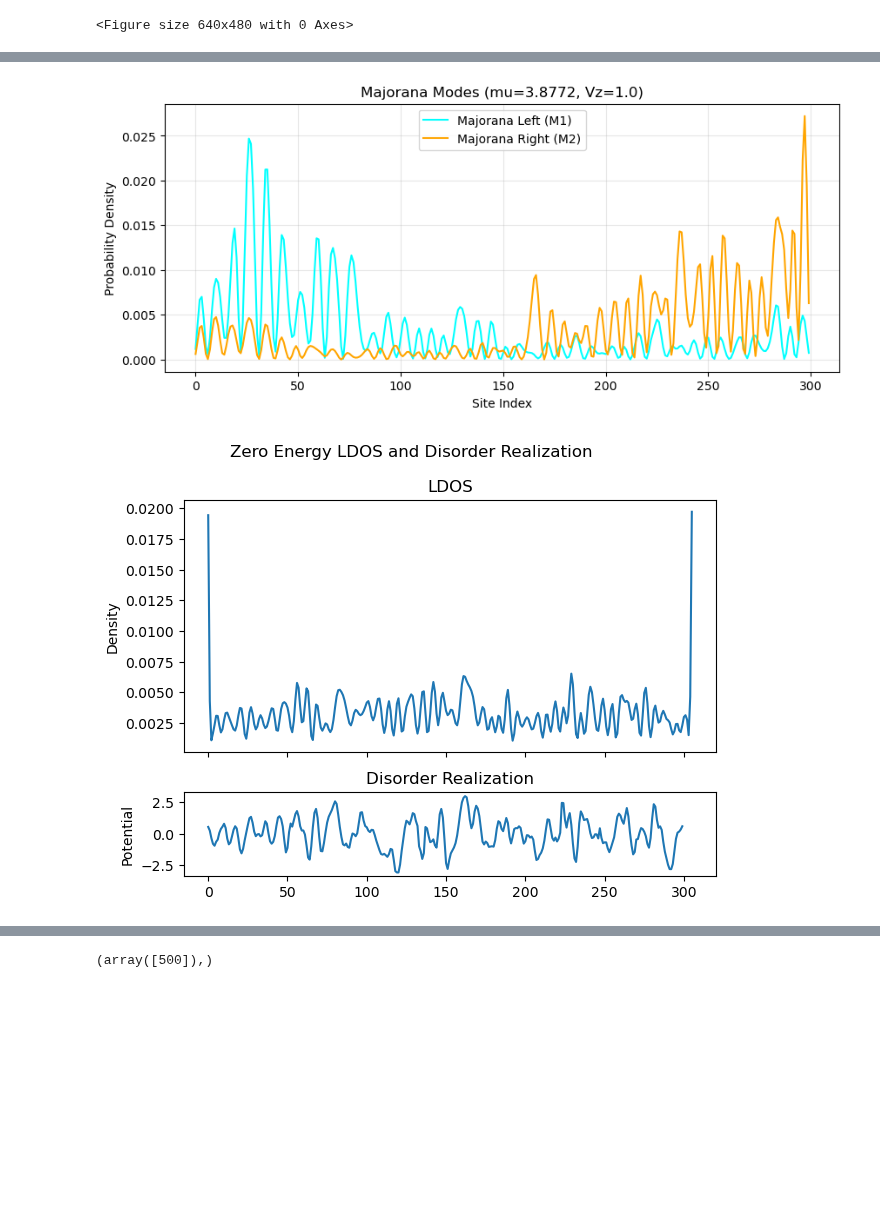
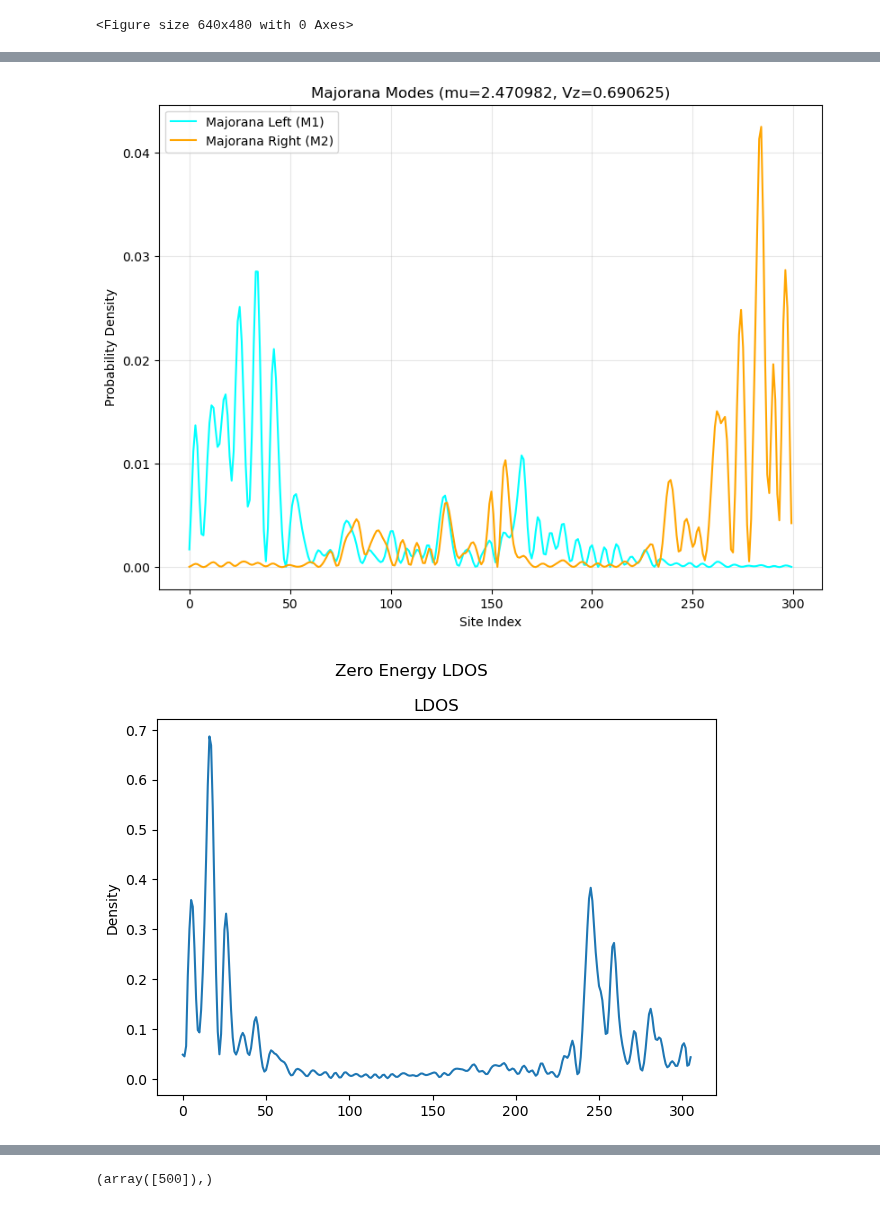
Before and after one commit to polianahp/Nonlocality-of-local-Andreev-conductances-as-a-probe-for-topological-Majorana-wires, a Jupyter notebook: Nathan-testing.ipynb, the cells around one changed output, grey strips where cells are left out. Cells and saved outputs as stored; diff of their text form; code cells hidden in the pictures; blank space fills up the shorter version.

```diff
--- a/Nathan-testing.ipynb
+++ b/Nathan-testing.ipynb
@@ -223,8 +223,9 @@ build_system_closed = hp.build_system_closed
 #Vdisx = hp.initialize_vdis_from_data(path) * V0
 # %%
 
-dir = Path(PathConfigs.DATA/"momoentoftruth"/"Tdis_nb")
+dir = Path(PathConfigs.DATA/"spectra_fix"/"Tdis_nb")
 #dir = Path(PathConfigs.DATA/"nomushift"/"vdis2_b_strdis")
+os.makedirs(Path(dir,"Plots"), exist_ok=True)
 
 params = np.load(Path(dir/"all_params.npz"))
 
@@ -239,19 +240,19 @@ Lb = int(params['Lb']) #barrier length
 Ls = int(params['Ls']) #super conductor length
 barrier_l = float(params['barrier0'])
 V0 = float(params['V0'])
-points = 101#int(params['Upoints'])
+points = 100#int(params['Upoints'])
 
 totlen = Ln + Lb +Ls
 #V_z = 1.0 * V_c # To generate Fig 2a V_z should be varied. For the cyan line in Fig 2, for example, V_z = 1.203 * V_c
 # 0.4864
 
 #V_c = np.sqrt(mu**2 + Delta**2)
-V_z = 1.0
+V_z = 0.690625
 Vz_str = str(V_z).replace('.','_')
 
-mu = 3.8772
+mu = 2.470982
 mu_str = str(mu).replace('.','_')
-barrier_r = np.linspace(-20*barrier_l, 20*barrier_l, points) + mu #Varying the right barrier U_R
+barrier_r = np.linspace(barrier_l, 70*barrier_l, points)  #Varying the right barrier U_R
 
 num_engs = 101
 energies = np.linspace(-0.5, 0.5, num_engs)
@@ -264,4 +265,3 @@ del paramd['Vdisx']
 del paramd['energies']
 del paramd['barrier_arr']
 del paramd['mu_var']
-paramd
@@ -450,19 +369,19 @@ Data_dir = Path("/home/pseudonym/code/Nonlocal_Conductance/Nonlocality-of-local-
 save_dir = Path(Data_dir/"New_Results")
 os.makedirs(save_dir, exist_ok=True)
 # %%
-plt.figure(figsize=(10, 4))
+plt.figure(figsize=(9.5, 7))
 # Notebook uses 'ass' = a0 * 10^-4.
 
 plt.plot(rho_M1, label='Majorana Left (M1)', color='cyan')
 plt.plot(rho_M2, label='Majorana Right (M2)', color='orange')
 plt.title(f"Majorana Modes (mu={mu}, Vz={V_z})")
 plt.xlabel("Site Index")
 plt.ylabel("Probability Density")
 plt.legend()
 plt.grid(True, alpha=0.3)
 plt.show()
 # %% [output]
-[figure, old version]
+[figure, new version]
 # %%
 import matplotlib.pyplot as plt
 import numpy as np
@@ -470,29 +389,20 @@ import numpy as np
 ldos_per_site = ldos.reshape(num_engs, -1, 4).sum(axis=2)
 site_positions = [site.pos[0] for site in syst.sites]
 
-# ... (Previous data generation code: energies, Vz_var, dIdVs_left_arr, etc.) ...
 
+fig, (ax1) = plt.subplots(1, 1, sharex=True)
 
-# Update: 3 rows, height ratios [3, 1, 1] to make ax2 and ax3 equal size
-fig, (ax1, ax2) = plt.subplots(2, 1, sharex=True, gridspec_kw={'height_ratios': [3, 1]})
-
-# --- Plot 1: Heatmap ---
 ax1.plot(ldos_per_site[100,:])
 ax1.set_ylabel("Density")
 ax1.set_title("LDOS")
 
-ax2.plot(Vdisx)
-ax2.set_ylabel("Potential")
-#ax2.legend() # Optional: added legend since there are two lines
-ax2.set_title("Disorder Realization")
 
-
-fig.suptitle(r"Zero Energy LDOS and Disorder Realization")
+fig.suptitle(r"Zero Energy LDOS")
 fig.tight_layout()
 
 plt.show()
 # %% [output]
-[figure, old version]
+[figure, new version]
 # %%
 import matplotlib.pyplot as plt
 
```
Also changed, not shown: parts of 14 cells of this notebook, 5 other files.
